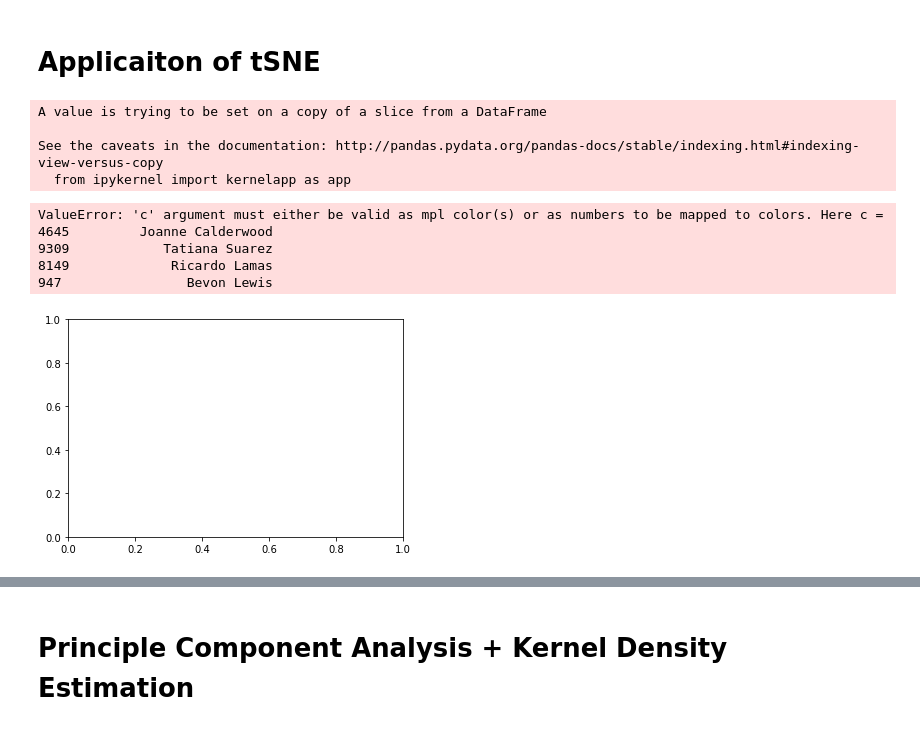
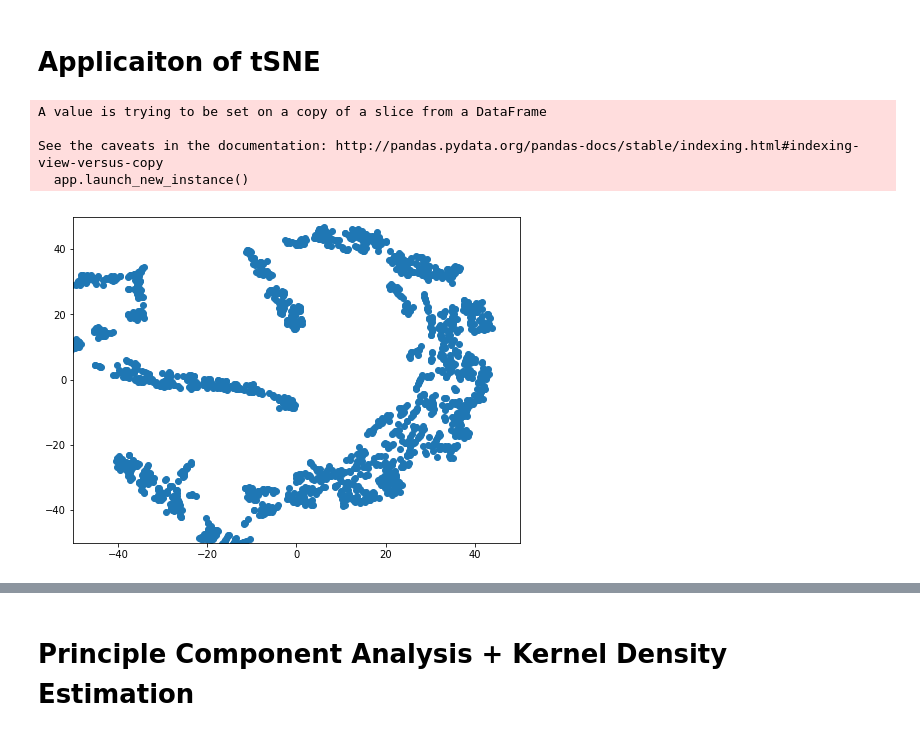
Before and after one commit to hi-khristine/msca31008, a Jupyter notebook: UFC Final Project Notebook.ipynb, the cells around one changed output, grey strips where cells are left out. Saved outputs shown, nothing was run; the diff lists cells and outputs as text; code cells hidden in the pictures.

```diff
--- a/UFC Final Project Notebook.ipynb
+++ b/UFC Final Project Notebook.ipynb
@@ -50,6 +50,7 @@ fighter_dataset.to_csv(r'C:\Users\Adam-PC\Desktop\Homework\MSCA 31008 - Data Min
 # Applicaiton of tSNE
 # %%
 import pandas as pd
+import numpy as np
 import matplotlib.pyplot as plt
 from sklearn.manifold import TSNE
 
@@ -57,37 +58,41 @@ data = pd.read_csv(r'C:\Users\Adam-PC\Desktop\Homework\MSCA 31008 - Data Mining\
 
 ## Select the relevant data
 fighter_columns = ['fighter', 'age', 'Height_cms', 'Reach_cms', 'Weight_lbs', 'Stance', 'date']
 
 fighter_history_columns = history_columns= ['current_lose_streak', 'current_win_streak', 'draw', 'longest_win_streak', 'losses', 'total_rounds_fought', 'total_time_fought(seconds)', 'total_title_bouts', 'win_by_Decision_Majority', 'win_by_Decision_Split', 'win_by_Decision_Unanimous', 'win_by_KO/TKO', 'win_by_Submission', 'win_by_TKO_Doctor_Stoppage', 'wins']
 
 relevant_data = data[fighter_columns + fighter_history_columns]
 
 ## Remove duplicates of fighters, only keep the most up to date entry
 relevant_data.sort_values(by = 'date', ascending = False, inplace = True)
 relevant_data = relevant_data.drop_duplicates(subset = 'fighter')
 relevant_data.drop(columns = 'date', inplace = True)
 relevant_data.drop(columns = 'Stance', inplace = True) # Removed Stance for dataset simplicity, consider adding in later
 relevant_data.fillna(0, inplace = True)
 
 x = relevant_data.iloc[:, 1:]
 y = relevant_data.iloc[:, 0]
 
 model = TSNE(learning_rate = 100)
 
 tsne_transformed = model.fit_transform(x)
 
 xs = tsne_transformed[:, 0]
 ys = tsne_transformed[:, 1]
 
 ## Plot the clusters
-plt.scatter(xs, ys, c = y)
+fig, ax = plt.subplots(figsize = (8, 6))
+ax.set_ylim(-50, 50)
+ax.set_xlim(-50,50)
+ax.scatter(xs, ys)
+
+total_dataset = pd.DataFrame(np.column_stack([y, tsne_transformed]))
+total_dataset.rename(columns = {0: 'fighter', 1: 'xs', 2: 'ys'}, inplace = True)
+
+#outlier3 = total_dataset[(total_dataset['xs'] <= 5) & (total_dataset['ys'] <= -20)]
 # %% [output]
 A value is trying to be set on a copy of a slice from a DataFrame
 
 See the caveats in the documentation: http://pandas.pydata.org/pandas-docs/stable/indexing.html#indexing-view-versus-copy
-  from ipykernel import kernelapp as app
+  app.launch_new_instance()
-ValueError: 'c' argument must either be valid as mpl color(s) or as numbers to be mapped to colors. Here c = 4645         Joanne Calderwood
-9309            Tatiana Suarez
-8149             Ricardo Lamas
-947                Bevon Lewis
-[figure, old version]
+[figure, new version]
```
Also changed, not shown: parts of 2 cells of this notebook, 2 other files.
